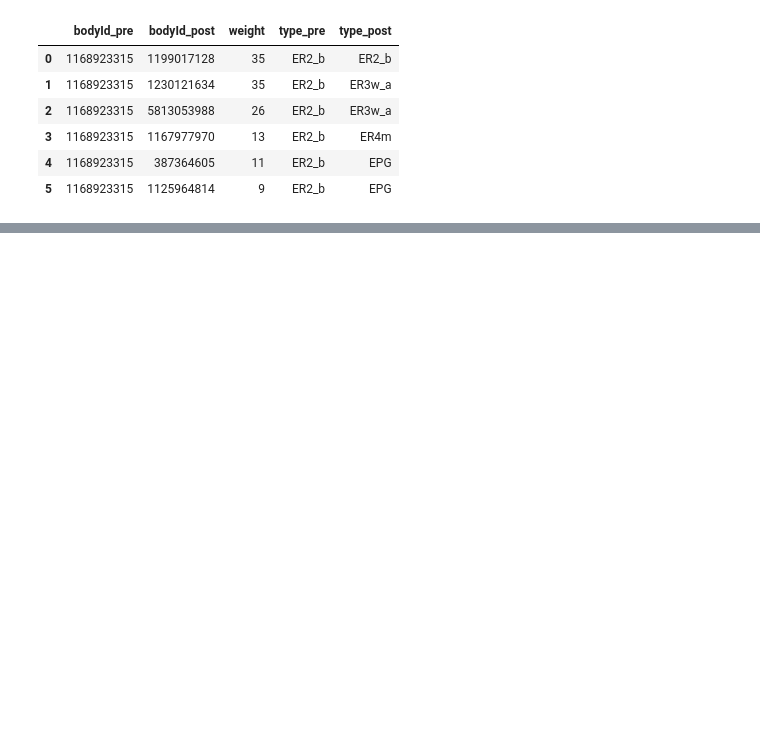
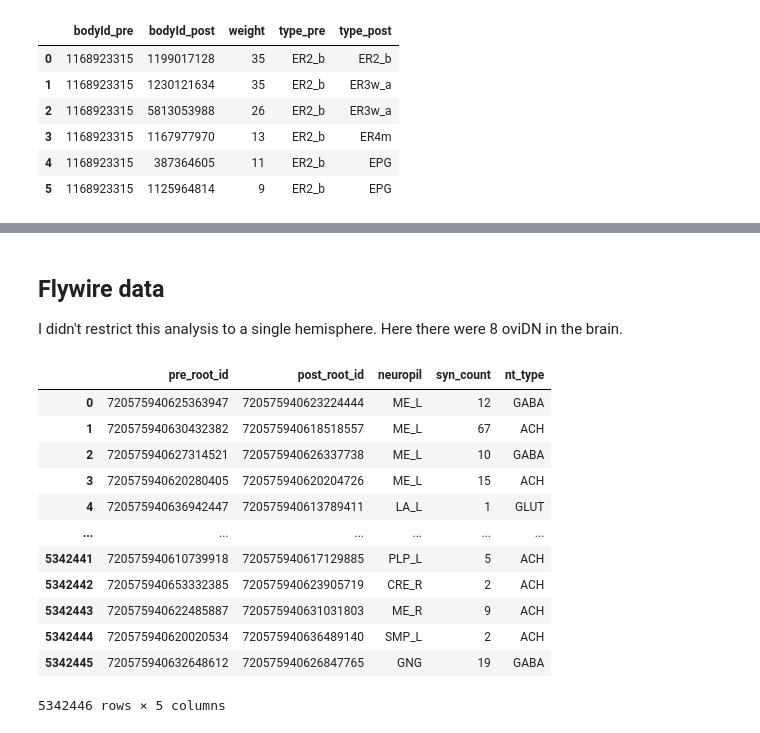
Before and after one commit to Gutierrez-lab/oviIN-analyses-gabrielle, a Jupyter notebook: grant_figures.ipynb, the cells around one changed output, grey strips where cells are left out. Drawn from its saved outputs; the diff is of its cells as text; code cells hidden in the pictures; blank space fills up the shorter version.

```diff
--- a/grant_figures.ipynb
+++ b/grant_figures.ipynb
@@ -75,0 +120,21 @@ little_conn
+# %% [markdown]
+## Flywire data
+I didn't restrict this analysis to a single hemisphere. Here there were 8 oviDN in the brain.
+# %%
+# import Flywire data
+types = pd.read_csv("/Users/ggutierr/Documents/FlyWireData/consolidated_cell_types.csv")
+connections_princeton = pd.read_csv("/Users/ggutierr/Documents/FlyWireData/connections_princeton.csv")
+# %% [output]
+|  | pre_root_id | post_root_id | neuropil | syn_count | nt_type |
+| 0 | 720575940625363947 | 720575940623224444 | ME_L | 12 | GABA |
+| 1 | 720575940630432382 | 720575940618518557 | ME_L | 67 | ACH |
+| 2 | 720575940627314521 | 720575940626337738 | ME_L | 10 | GABA |
+| 3 | 720575940620280405 | 720575940620204726 | ME_L | 15 | ACH |
+| 4 | 720575940636942447 | 720575940613789411 | LA_L | 1 | GLUT |
+| ... | ... | ... | ... | ... | ... |
+| 5342441 | 720575940610739918 | 720575940617129885 | PLP_L | 5 | ACH |
+| 5342442 | 720575940653332385 | 720575940623905719 | CRE_R | 2 | ACH |
+| 5342443 | 720575940622485887 | 720575940631031803 | ME_R | 9 | ACH |
+| 5342444 | 720575940620020534 | 720575940636489140 | SMP_L | 2 | ACH |
+| 5342445 | 720575940632648612 | 720575940626847765 | GNG | 19 | GABA |
+5342446 rows × 5 columns
```
Also changed, not shown: parts of 19 cells of this notebook, 2 other files.
